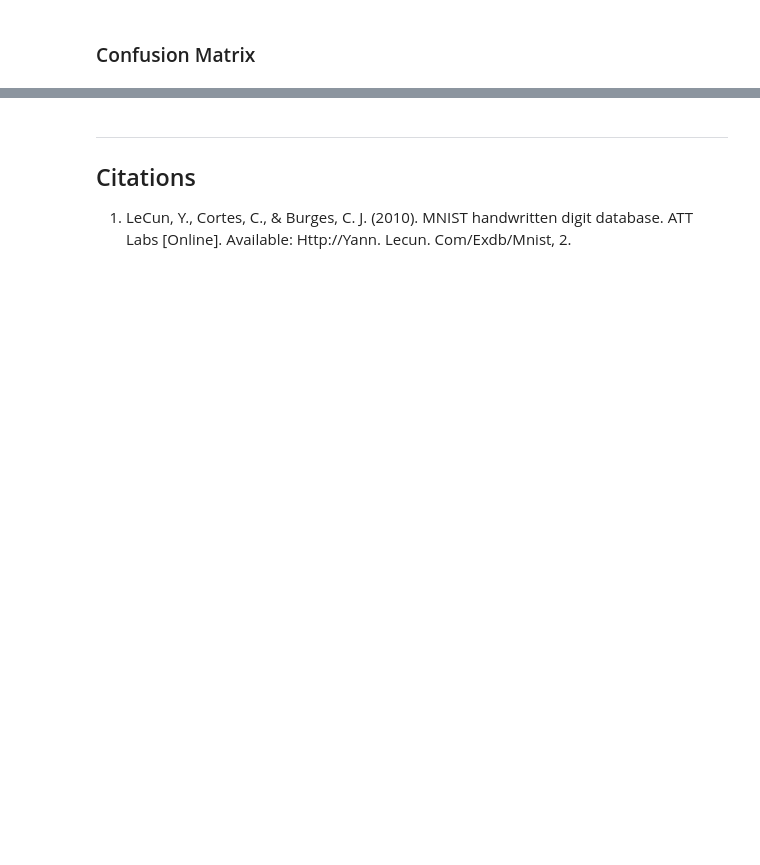
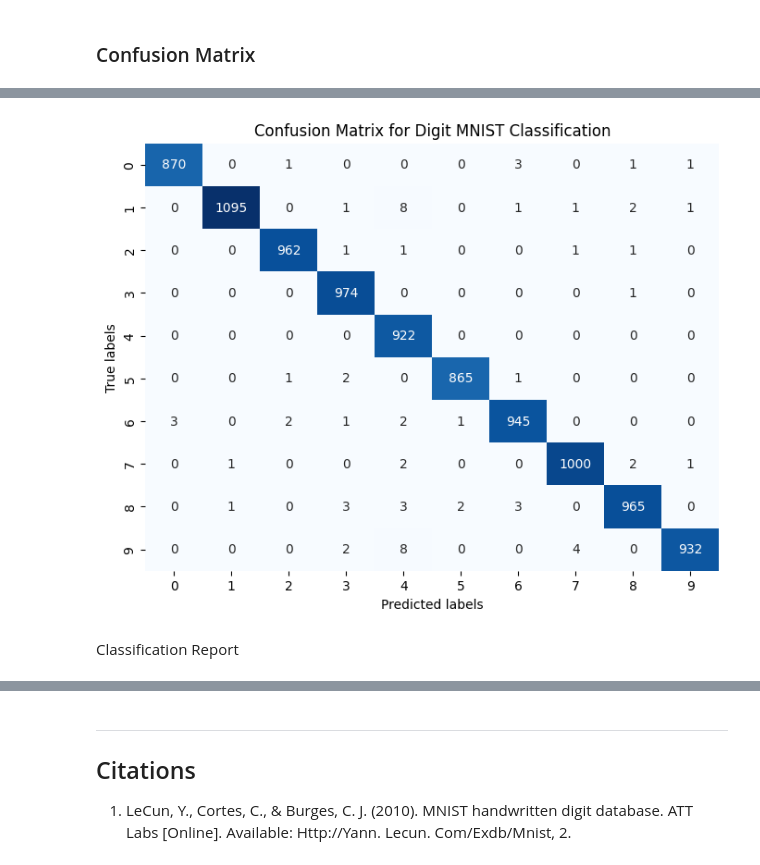
Before and after one commit to brach22/Project-2, a Jupyter notebook: Digit_Recognition.ipynb, the cells around one changed output, grey strips where cells are left out. Cells and saved outputs as stored; diff of their text form; code cells hidden in the pictures; blank space fills up the shorter version.

Commit message:
changes to layer structure and initial runnning

```diff
--- a/Digit_Recognition.ipynb
+++ b/Digit_Recognition.ipynb
@@ -109,3 +132,7 @@ X_test = X_test.reshape(-1, 28, 28, 1)
+# %%
+model1.compile(optimizer='adam',
+              loss='sparse_categorical_crossentropy',
+              metrics=['accuracy'])
 # %% [markdown]
 ### Data Augmentation
 # %%
@@ -148,15 +153,21 @@ train_test_split(*arrays, test_size=None, train_size=None, random_state=None, sh
 # %%
-epochs = 1
+epochs = 5
 # %%
-model1 = models.Sequential([
+model2 = models.Sequential([
 
-    layers.Conv2D(64, (3, 3), activation='relu', input_shape=(28, 28, 1)),
-    layers.MaxPooling2D()
-    layers.Conv2D(64, (3, 3), activation='relu'),
-    layers.Conv2D(64, (3, 3), activation='relu'),
+    layers.Conv2D(784, (7, 7), activation='relu', input_shape=(28, 28, 1)),
+    layers.AveragePooling2D((2, 2)),
+
+    layers.Conv2D(64, (4, 4), activation='relu'),
+    layers.AveragePooling2D((2, 2)),
+
+    layers.Conv2D(56, (3, 3), activation='relu'),
+    layers.AveragePooling2D((2, 2)),
+
 
     layers.Flatten(),
-    layers.Dense(64, activation='relu'),
+
+    layers.Dense(28, activation='relu'),
     layers.Dense(10, activation='softmax')
 ])
 # %%
@@ -170,9 +181,8 @@ model1.compile(optimizer='adam',
 # %%
 # Train the mode
-model1.fit(datagen.flow(X_train, y_train, batch_size=42),
-          epochs=10)
+model1.fit(X_train, y_train, batch_size=42, epochs=epochs)
 
 # Evaluate the model
-test_loss, test_acc = model1.evaluate(X_train, y_train, verbose=2)
+test_loss, test_acc = model1.evaluate(X_test, y_test, verbose=2)
 print('\nTest accuracy:', test_acc)
 # %% [output]
@@ -207,6 +234,6 @@ plt.figure(figsize=(8, 6))
 sns.heatmap(cm, annot=True, fmt='d', cmap='Blues', cbar=False)
 plt.xlabel('Predicted labels')
 plt.ylabel('True labels')
-plt.title('Confusion Matrix for MNIST Classification')
+plt.title('Confusion Matrix for Digit MNIST Classification')
 plt.show()
 # %% [output]
@@ -213,0 +241 @@ NameError: name 'model1' is not defined
+[figure, added]
@@ -213,0 +256,2 @@ NameError: name 'model1' is not defined
+# %% [markdown]
+Classification Report
```
Also changed, not shown: parts of 17 cells of this notebook.
